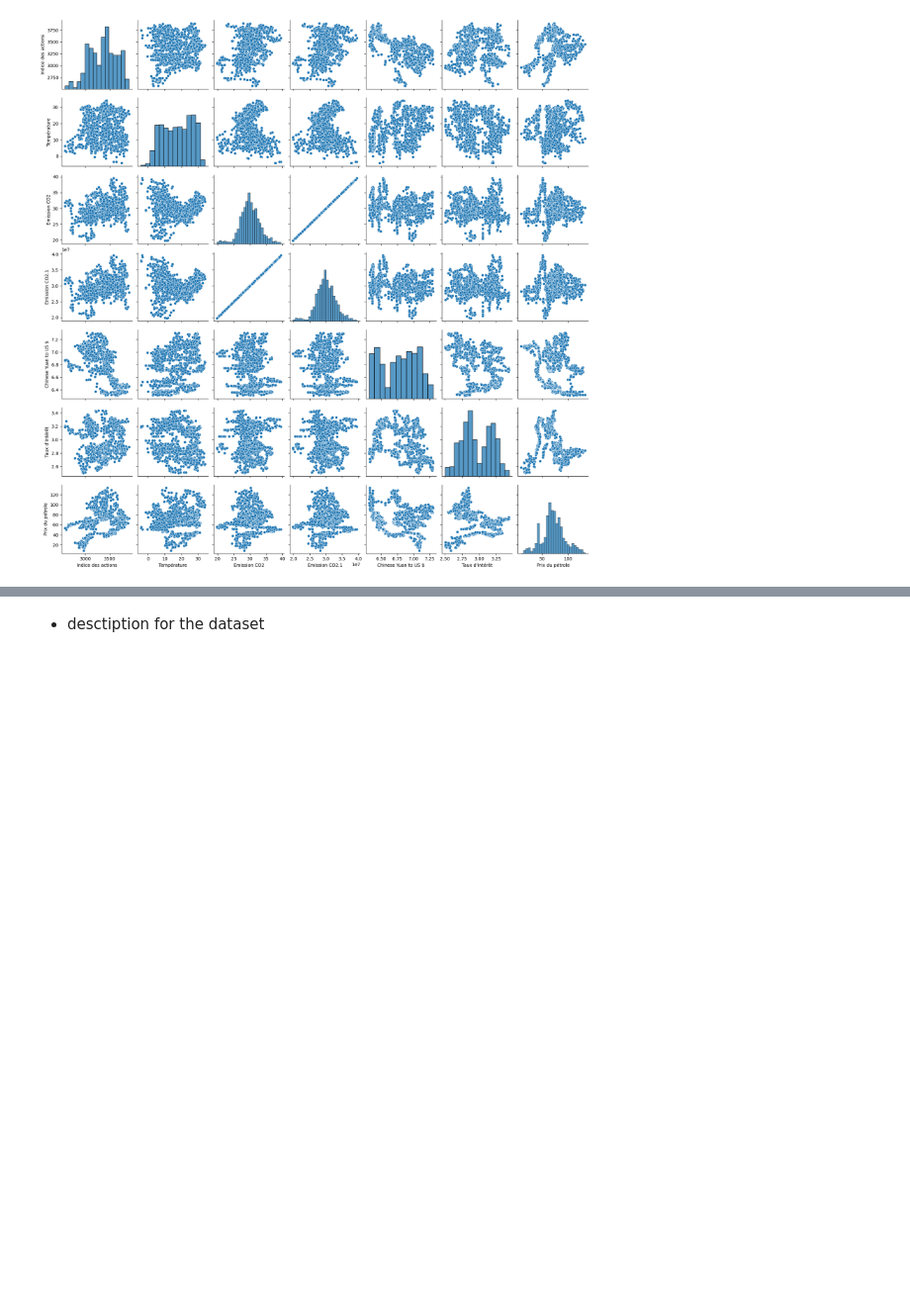
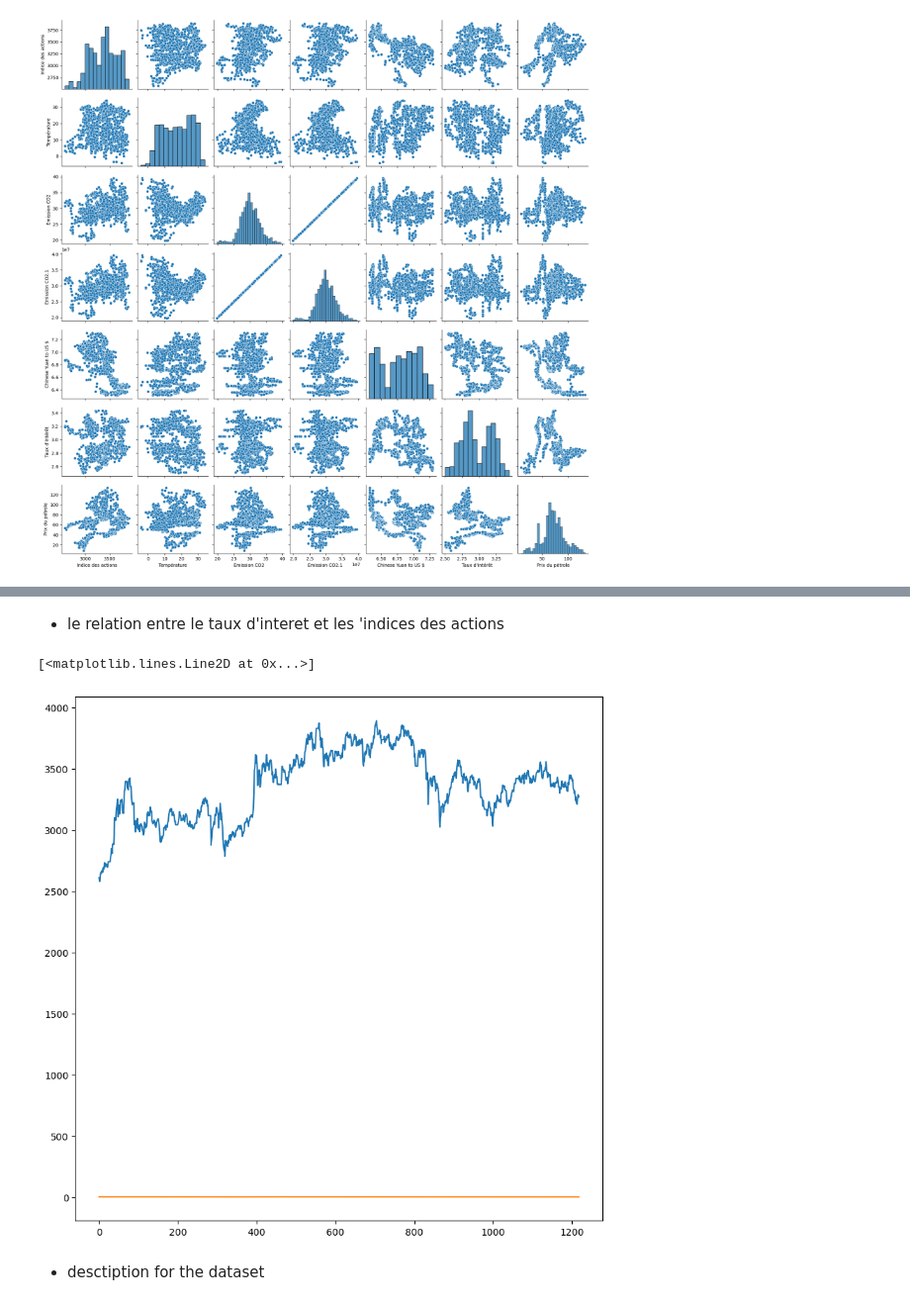
Before and after one commit to samaalibassem123/My-first-Hackathon, a Jupyter notebook: main.ipynb, the cells around one changed output, grey strips where cells are left out. Shown at 99% size. Saved outputs shown, nothing was run; the diff lists cells and outputs as text; code cells hidden in the pictures; blank space fills up the shorter version.

```diff
--- a/main.ipynb
+++ b/main.ipynb
@@ -192,3 +194,12 @@ Text(0, 0.5, 'Prix du pétrole')
+# %% [markdown]
+* le relation entre le taux d'interet et les 'indices des actions
+# %%
+plt.figure(figsize=(10,10))
+plt.plot(rang,df['Indice des actions'])
+plt.plot(rang, df["Taux d'intérêt"])
+# %% [output]
+[<matplotlib.lines.Line2D at 0x...>]
+[figure, added]
 # %% [markdown]
 * desctiption for the dataset
 # %%
```
Also changed, not shown: parts of 8 cells of this notebook.
